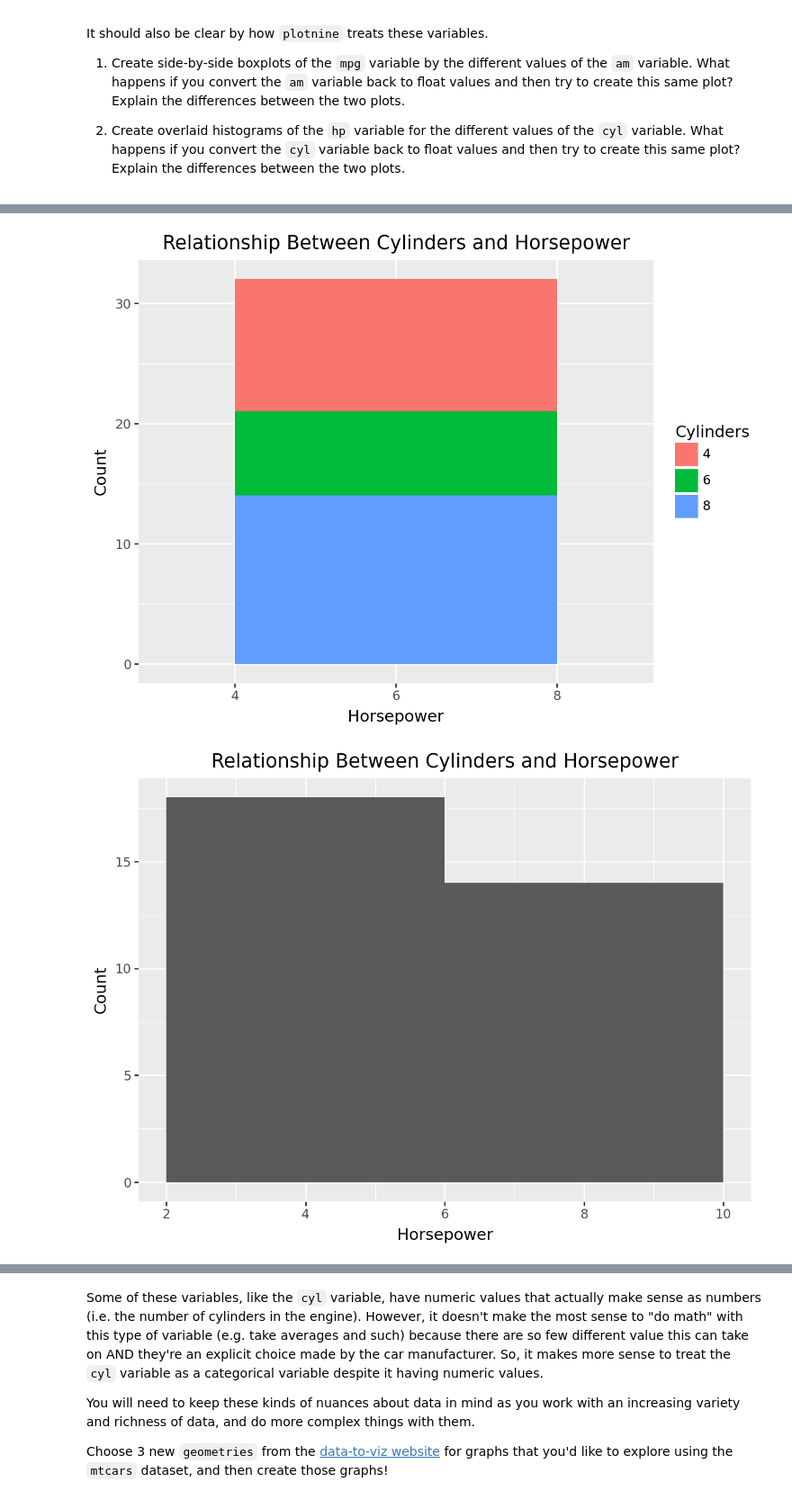
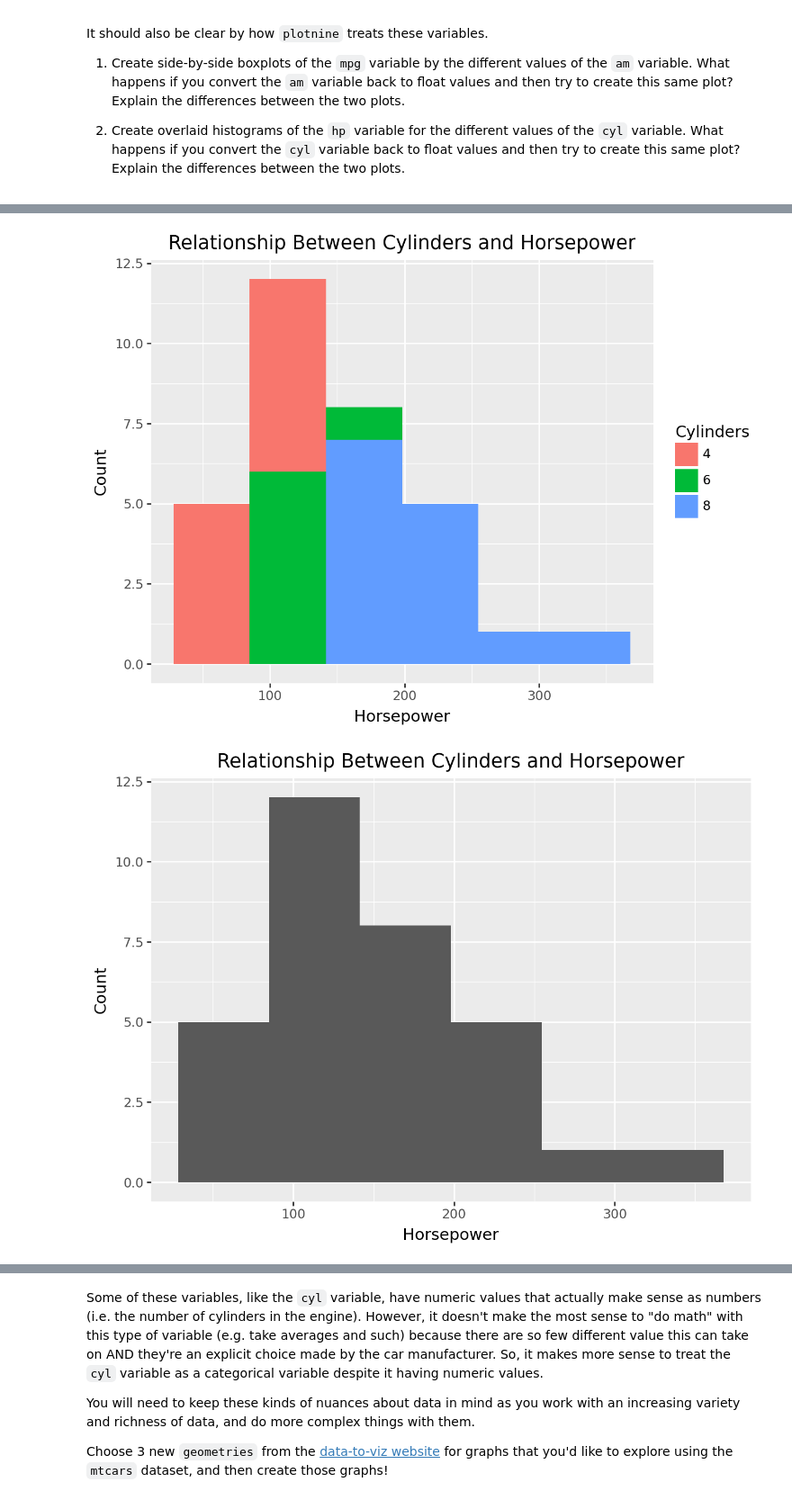
Before and after one commit to isabelleantaran/GSB-544-Projects, a Jupyter notebook: week1/Intro_to_DataViz_Using_mtcars_Dataset.ipynb, the cells around one changed output, grey strips where cells are left out. Shown at 90% size. Drawn from its saved outputs; the diff is of its cells as text; code cells hidden in the pictures.

```diff
--- a/week1/Intro_to_DataViz_Using_mtcars_Dataset.ipynb
+++ b/week1/Intro_to_DataViz_Using_mtcars_Dataset.ipynb
@@ -100,29 +103,31 @@ plot1b.show()
+# %%
+# Create plot for (2) here
+#cylinder as categorical
+
+plot2 = (
+    p9.ggplot(df, p9.aes(x = "hp", fill = "cyl"))
+    + p9.geom_histogram()
+    + p9.labs(
+        title = "Relationship Between Cylinders and Horsepower",
+        x = "Horsepower", y = "Count", fill = "Cylinders"
+    )
+)
+plot2.show()
+# %% [output]
+[figure, added]
 # %%
-# Create plot for (2) here
-#cylinder as categorical
-plot2 = (
-    p9.ggplot(df, p9.aes(x = "cyl", fill = "cyl"))
-    + p9.geom_histogram()
-    + p9.labs(
-        title = "Relationship Between Cylinders and Horsepower",
-        x = "Horsepower", y = "Count", fill = "Cylinders"
-    )
-)
-plot2.show()
-
 df_cont2 = df.copy()
 df_cont2["cyl"] = df_cont2["cyl"].astype(float)
 
 #cylinder as continuous
 plot2b = (
-    p9.ggplot(df_cont2, p9.aes(x = "cyl", fill = "cyl"))
+    p9.ggplot(df_cont2, p9.aes(x = "hp", fill = "cyl"))
     + p9.geom_histogram()
     + p9.labs(
         title = "Relationship Between Cylinders and Horsepower",
         x = "Horsepower", y = "Count", fill = "Cylinders"
     )
 )
 plot2b.show()
 # %% [output]
-[figure, old version]
+[figure, new version]
-[figure, removed]
```
Also changed, not shown: parts of 4 cells of this notebook, 1 other file.
